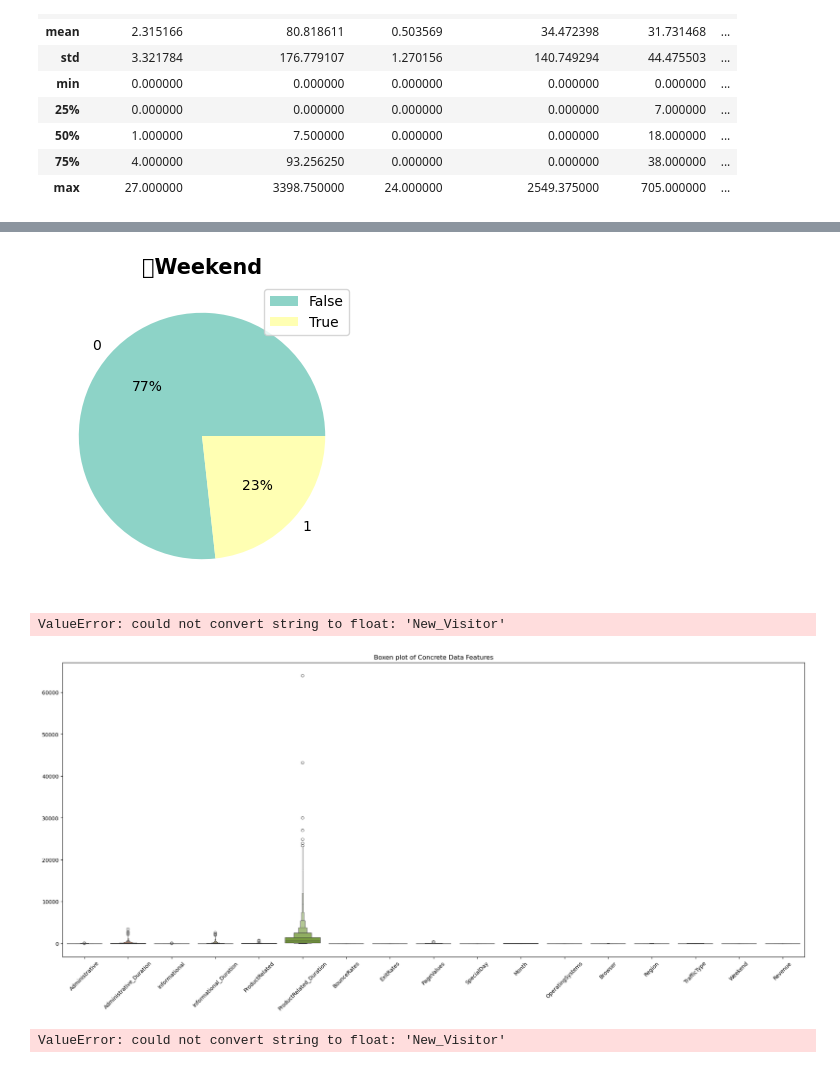
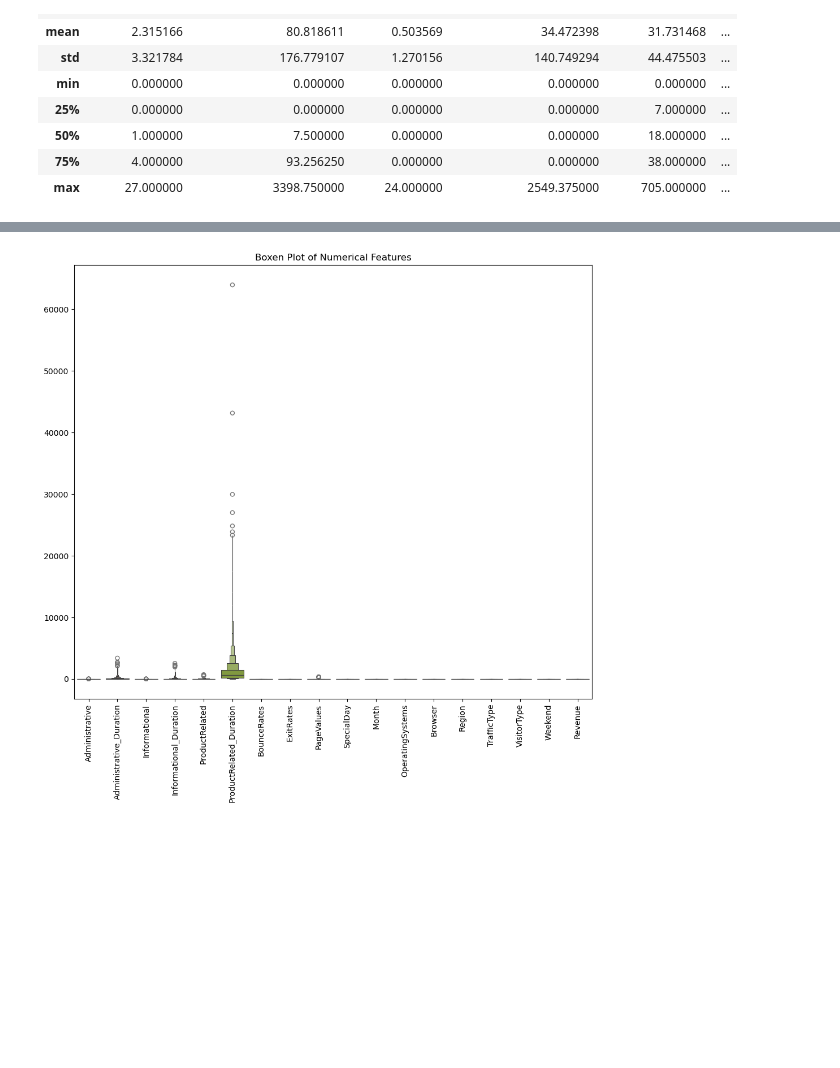
Before and after one commit to Arbajshaikh7030/Online_Shoppers_Purchasing_Intention, a Jupyter notebook: Model.ipynb, the cells around one changed output, grey strips where cells are left out. Saved outputs shown, nothing was run; the diff lists cells and outputs as text; code cells hidden in the pictures; blank space fills up the shorter version.

```diff
--- a/Model.ipynb
+++ b/Model.ipynb
@@ -23,8 +42,8 @@ logging.info('Import Dataset For Model Building...')
 # %%
 url = "https://raw.githubusercontent.com/Arbajshaikh7030/Online_Shoppers_Purchasing_Intention/refs/heads/main/online_shoppers_intention.csv"
 
-data = pd.read_csv(url)
+df = pd.read_csv(url)
 
-data.sample(frac=1)
+df.sample(frac=1)
 # %% [output]
 |  | Administrative | Administrative_Duration | Informational | Informational_Duration | ProductRelated | ... |
@@ -151,0 +126,8 @@ display(data.shape, data.head())
+# %%
+# label Encoding
+from sklearn.preprocessing import LabelEncoder
+le = LabelEncoder()
+df['VisitorType'] = le.fit_transform(df['VisitorType'])
+df['Weekend'] = le.fit_transform(df['Weekend'])
+df['Revenue'] = le.fit_transform(df['Revenue'])
+df['Month'] = le.fit_transform(df['Month'])
@@ -182,18 +208,0 @@ plt.show()
-# %%
-weekend_counts = data['Weekend'].value_counts()
-
-labels = weekend_counts.index
-sizes = weekend_counts.values
-
-# Specify the colors for the pie chart
-colors = ['#8dd3c7', '#ffffb3']
-plt.figure(figsize=(6, 4))
-plt.pie(sizes, labels=labels, colors=colors, autopct='%.0f%%')
-plt.title('	Weekend', fontsize=15, fontweight='bold')
-
-legend_labels = ['False', 'True']
-plt.legend(legend_labels, loc='upper right')
-
-plt.show()
-# %% [output]
-[figure, removed]
@@ -207,32 +209,11 @@ X_train, X_test, y_train, y_test = train_test_split(X, y, test_size=0.3, random_
-# %%
-# Using Scaling Technique
-
-from sklearn.preprocessing import MinMaxScaler
-
-scalar = MinMaxScaler()
-
-X_train = scalar.fit_transform(X_train)
-
-X_test = scalar.transform(X_test)
-# %% [output]
-ValueError: could not convert string to float: 'New_Visitor'
 # %%
-plt.figure(figsize=(25, 10))
-sns.boxenplot(data=data)
-plt.xticks(rotation=45) # Rotate x-axis labels for better readability
-plt.title('Boxen plot of Concrete Data Features')
+# Checking BoxenPlot
+plt.figure(figsize=(10, 10))
+sns.boxenplot(data= df)
+
+plt.xticks(rotation = 90)
+plt.title("Boxen Plot of Numerical Features")
+plt.tight_layout()
 plt.show()
 # %% [output]
-[figure, old version]
+[figure, new version]
-# %%
-# Using Scaling Technique
-
-from sklearn.preprocessing import MinMaxScaler
-
-scalar = MinMaxScaler()
-
-X_train = scalar.fit_transform(X_train)
-
-X_test = scalar.transform(X_test)
-# %% [output]
-ValueError: could not convert string to float: 'New_Visitor'
```
Also changed, not shown: parts of 20 cells of this notebook.
